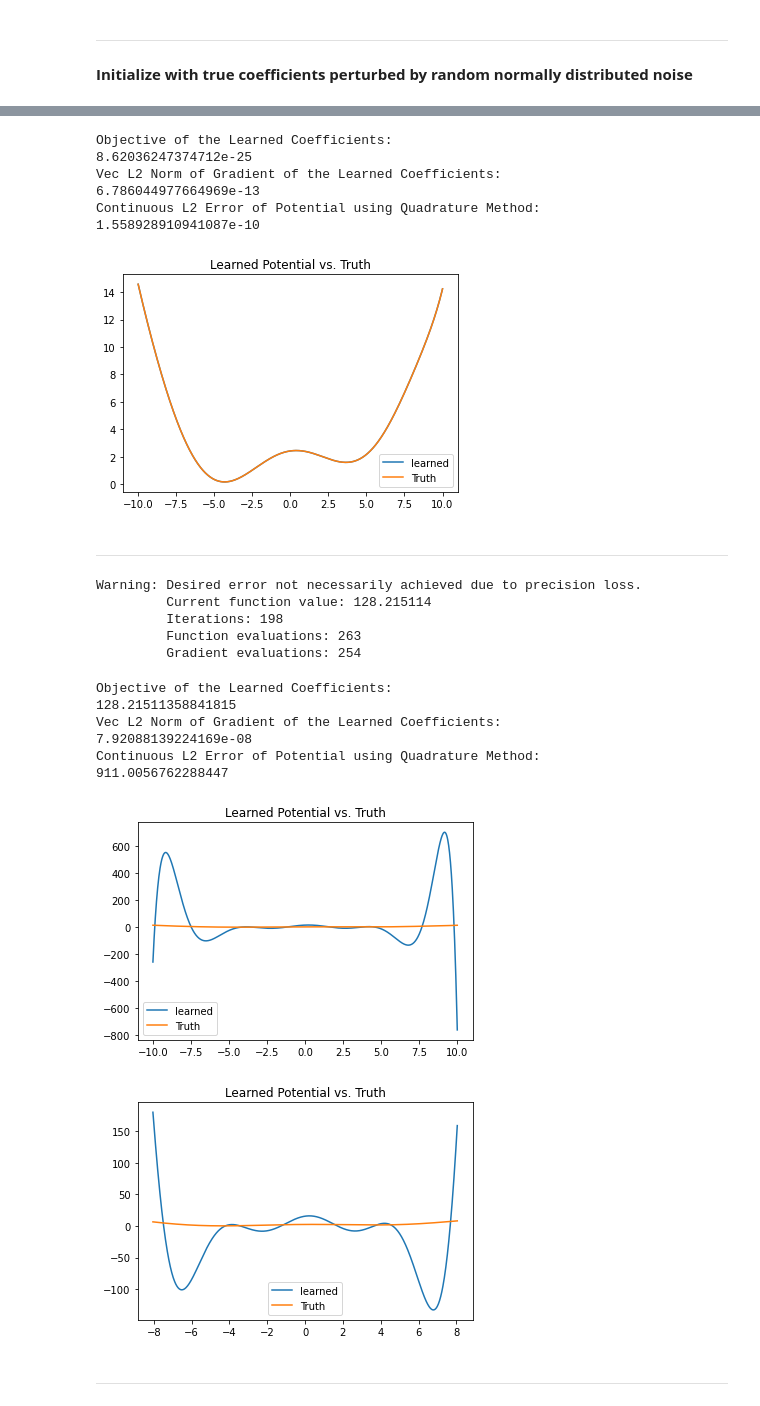
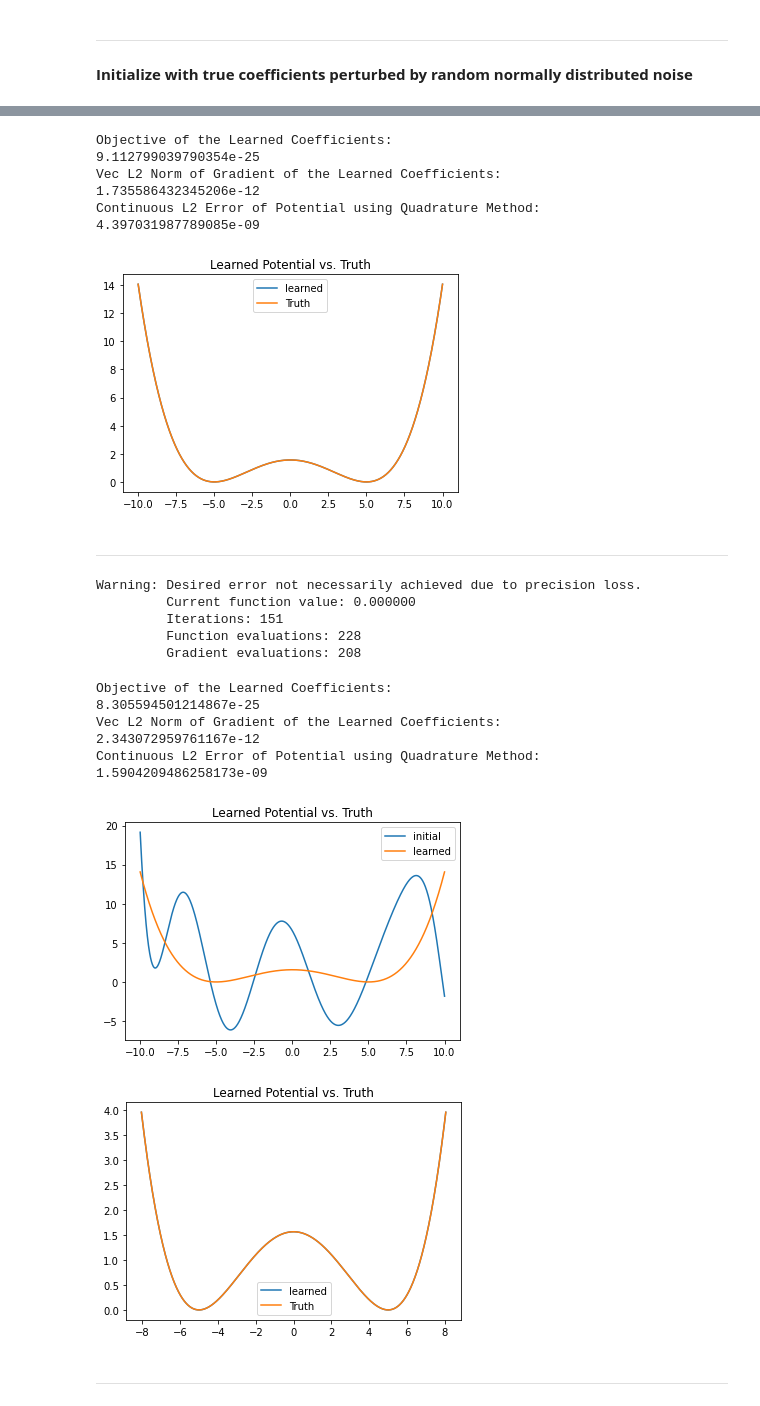
Before and after one commit to kbcollins/tdse, a Jupyter notebook: chebyshev/tdse-adj-cheb-main-2-kbc.ipynb, the cells around one changed output, grey strips where cells are left out. Drawn from its saved outputs; the diff is of its cells as text; code cells hidden in the pictures.

```diff
--- a/chebyshev/tdse-adj-cheb-main-2-kbc.ipynb
+++ b/chebyshev/tdse-adj-cheb-main-2-kbc.ipynb
@@ -38,14 +38,14 @@ def v(z):
     # harmonic oscillator potential (should be exact for Chebyshev)
     # return 0.5 * z**2
     # symmetric double well potential
-    # return 2.5e-3 * (z**2 - 25)**2
+    return 2.5e-3 * (z**2 - 25)**2
     # asymmetric double well potential
-    c0 = 4.35; c1 = 9.40e-1; c2 = -3.56e-1; c3 = -4.66e-2
-    c4 = 1.46e-2; c5 = 6.76e-4; c6 = -1.26e-4; c7 = -5.43e-6
-    c8 = 4.12e-7; c9 = 1.65e-8
-    x = z + 0.8
-    return 0.5 * (c0 + c1*x + c2*x**2 + c3*x**3 + c4*x**4 + c5*x**5 \
-           + c6*x**6 + c7*x**7 + c8*x**8 + c9*x**9)
+    # c0 = 4.35; c1 = 9.40e-1; c2 = -3.56e-1; c3 = -4.66e-2
+    # c4 = 1.46e-2; c5 = 6.76e-4; c6 = -1.26e-4; c7 = -5.43e-6
+    # c8 = 4.12e-7; c9 = 1.65e-8
+    # x = z + 0.8
+    # return 0.5 * (c0 + c1*x + c2*x**2 + c3*x**3 + c4*x**4 + c5*x**5 \
+    #        + c6*x**6 + c7*x**7 + c8*x**8 + c9*x**9)
     # soft coulomb potential
     # return -1 / np.sqrt(z**2 + 0.25)
     # non-polynomial potentials
@@ -69,7 +69,8 @@ plt.show()
 # define initial states and transform to Fourier basis
 
 def psi0_1(x):
-    return np.exp(-(x + 3)**2 / 4) * (2.0 / np.pi)**0.25
+    # return np.exp(-(x + 3)**2 / 4) * (2.0 / np.pi)**0.25
+    return np.exp(-x**2) * (2.0 / np.pi)**0.25
 
 # compute psi0 normalization term
 psi0_1_prob_intgrnd = lambda x: np.abs(psi0_1(x)) ** 2
@@ -95,7 +96,8 @@ a0_1 = np.concatenate([np.conjugate(np.flipud(norm_psi0_1[1:])), norm_psi0_1])
 
 
 def psi0_2(x):
-    return np.exp(-(x - 3)**2 / 4) * (2.0 / np.pi)**0.25
+    # return np.exp(-(x - 3)**2 / 4) * (2.0 / np.pi)**0.25
+    return np.exp(-(x - 6)**2) * (2.0 / np.pi)**0.25
 
 # compute psi0 normalization term
 psi0_2_prob_intgrnd = lambda x: np.abs(psi0_2(x)) ** 2
@@ -253,10 +255,10 @@ propatrue = stttrue @ np.diag(np.exp(-1j * spctrue * dt)) @ stttrue.conj().T
 amattruevec = []
 # propagate system starting from initial "a" state
 for thisa0 in a0vec:
-    tempamat = [thisa0.copy()]
+    tempahatmat = [thisa0.copy()]
     for i in range(numts):
-        tempamat.append(propatrue @ tempamat[-1])
-    amattruevec.append(tempamat)
+        tempahatmat.append(propatrue @ tempahatmat[-1])
+    amattruevec.append(tempahatmat)
 
 amattruevec = np.array(amattruevec)
 
@@ -783,12 +782,12 @@ plt.legend()
 plt.show()
 # %% [output]
 Objective of the Learned Coefficients:
-8.62036247374712e-25
+9.112799039790354e-25
 Vec L2 Norm of Gradient of the Learned Coefficients:
-6.786044977664969e-13
+1.735586432345206e-12
 Continuous L2 Error of Potential using Quadrature Method:
-1.558928910941087e-10
+4.397031987789085e-09
-[figure, old version]
+[figure, new version]
 # %% [markdown]
 ---
 # %%
@@ -798,39 +797,38 @@ cffform = np.random.default_rng(seed).uniform(low=-5.0, high=5.0, size=cfftrue.s
 resform = so.minimize(jitcobjfn, cffform, jac=jaxgradcobjfn, tol=1e-15, options={'maxiter': 1000, 'disp': True, 'gtol': 1e-14}).x
 # %% [output]
 Warning: Desired error not necessarily achieved due to precision loss.
-         Current function value: 128.215114
-         Iterations: 198
-         Function evaluations: 263
-         Gradient evaluations: 254
+         Current function value: 0.000000
+         Iterations: 151
+         Function evaluations: 228
+         Gradient evaluations: 208
 # %%
 print('Objective of the Learned Coefficients:', cobjfn(resform), sep='\n')
 print('Vec L2 Norm of Gradient of the Learned Coefficients:', nl.norm(jaxgradcobjfn(resform)), sep='\n')
 
 print('Continuous L2 Error of Potential using Quadrature Method:', np.sqrt(si.quad(sqrerrorfn, -L, L, args=(resform)))[0], sep='\n')
 
 # plot learned vs true
-# plt.plot(xvec, chebtox @ cffform, label='initial')
+plt.plot(xvec, chebtox @ cffform, label='initial')
 plt.plot(xvec, chebtox @ resform, label='learned')
-plt.plot(xvec, vxvec, label='Truth')
 plt.title('Learned Potential vs. Truth')
 plt.legend()
 plt.show()
 
 # plot learned vs true
 plt.plot(xvec[100:-100], (chebtox @ resform)[100:-100], label='learned')
 plt.plot(xvec[100:-100], vxvec[100:-100], label='Truth')
 plt.title('Learned Potential vs. Truth')
 plt.legend()
 plt.show()
 # %% [output]
 Objective of the Learned Coefficients:
-128.21511358841815
+8.305594501214867e-25
 Vec L2 Norm of Gradient of the Learned Coefficients:
-7.92088139224169e-08
+2.343072959761167e-12
 Continuous L2 Error of Potential using Quadrature Method:
-911.0056762288447
+1.5904209486258173e-09
-[figure, old version]
+[figure, new version]
-[figure, old version]
+[figure, new version]
 # %% [markdown]
 ---
 # %%
```
Also changed, not shown: parts of 28 cells of this notebook.
